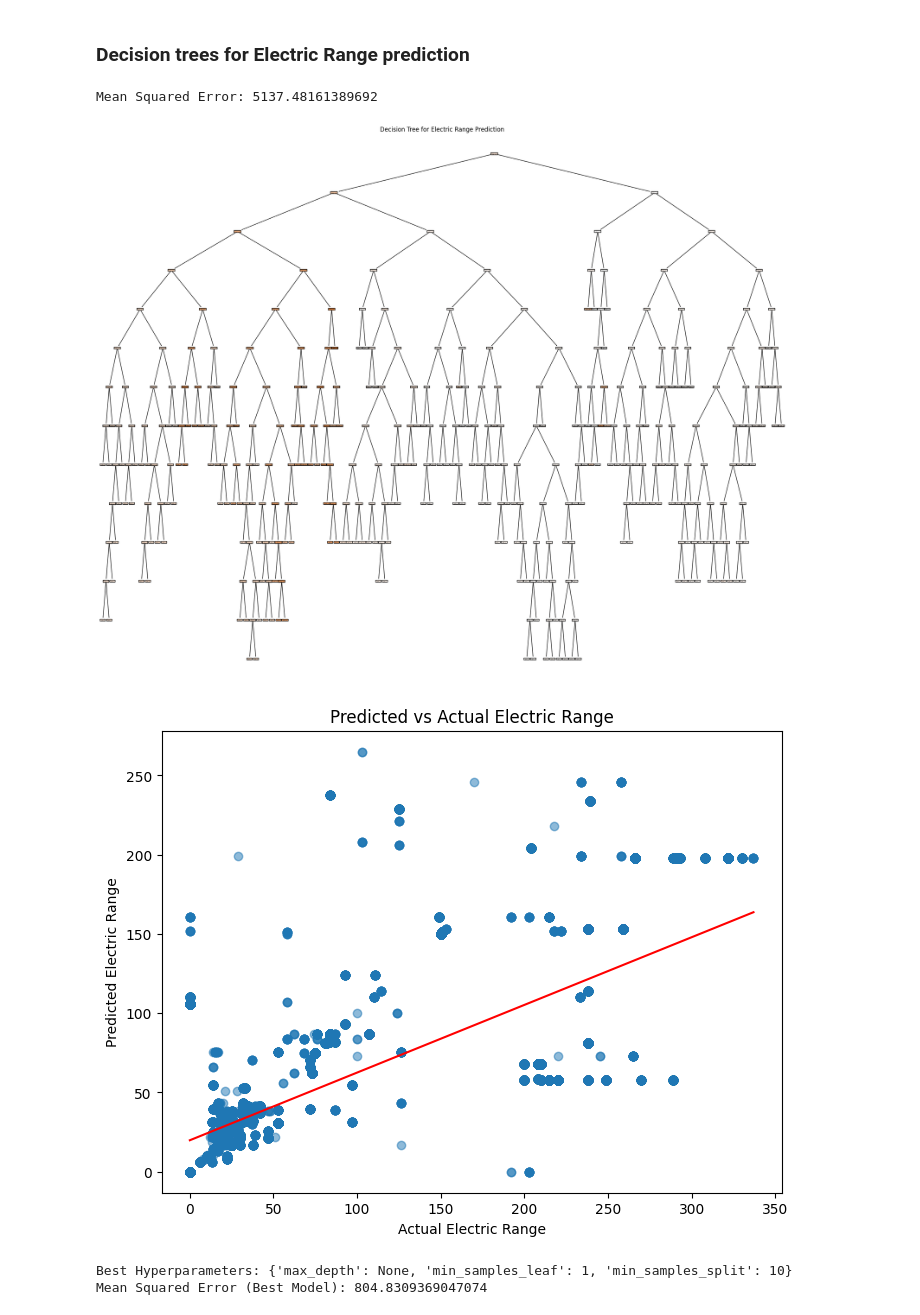
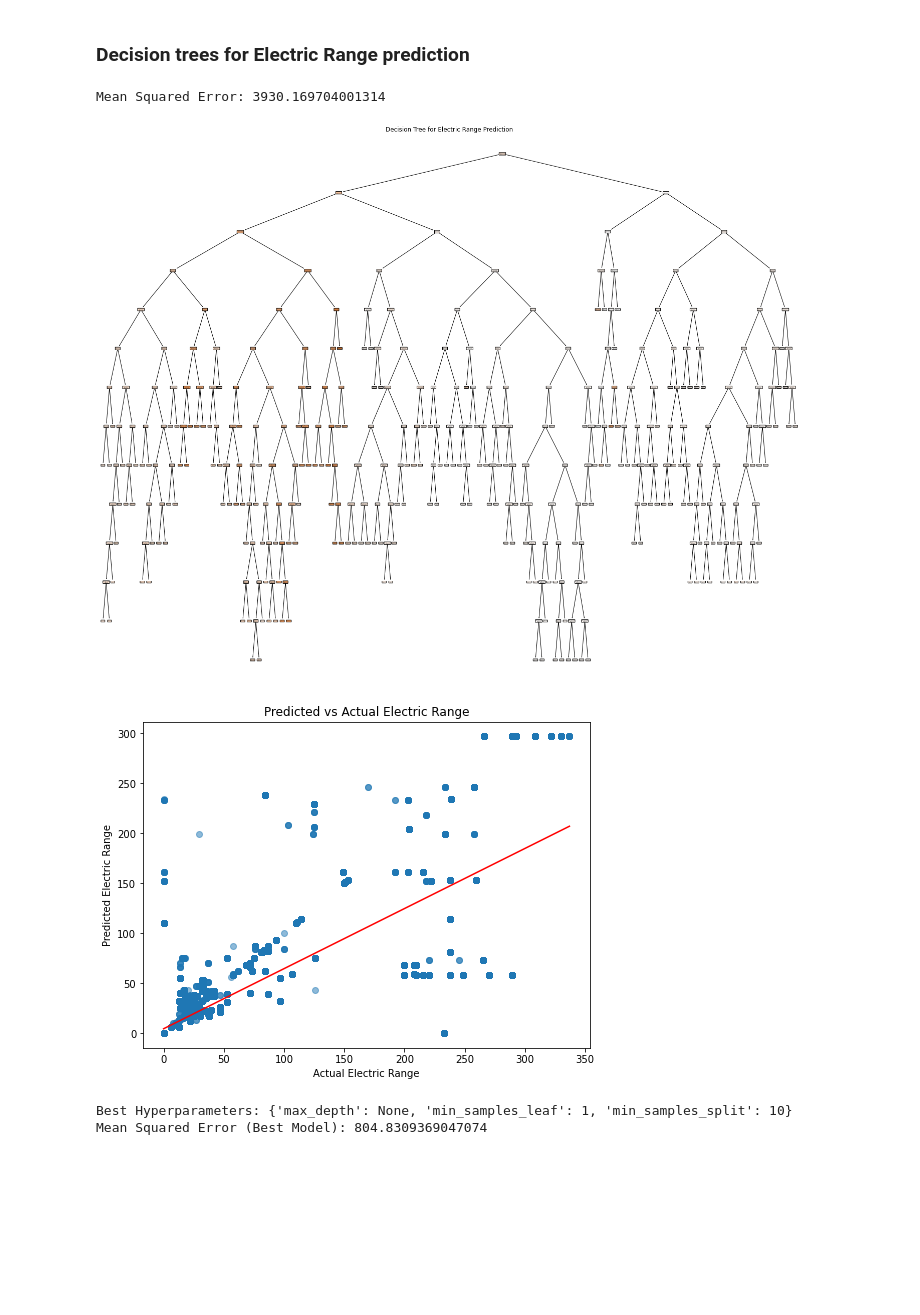
Before and after one commit to moralessP/USA-Electric-Car-Trends, a Jupyter notebook: Project_US_EV_Populationv3.ipynb, the cells around one changed output. Cells and saved outputs as stored; diff of their text form; code cells hidden in the pictures; blank space fills up the shorter version.

```diff
--- a/Project_US_EV_Populationv3.ipynb
+++ b/Project_US_EV_Populationv3.ipynb
@@ -213,38 +213,38 @@ Generative models might be more complex as they model the joint distribution, wh
 # %%
 #decision trees :
 from sklearn.tree import DecisionTreeRegressor
 from sklearn.tree import plot_tree
 
 
 # Build and train Decision Tree Regressor
 tree_reg = DecisionTreeRegressor(random_state=42)
 tree_reg.fit(X, y)
 
 # Predict electric range for the validation
-y_pred_validation = tree_reg.predict(Xvalidation)
+y_pred_test = tree_reg.predict(Xtest)
 
 # Evaluate the model
-mse = mean_squared_error(yvalidation, y_pred_validation)
+mse = mean_squared_error(ytest, y_pred_test)
 print(f"Mean Squared Error: {mse}")
 
 # Plot the decision tree
 plt.figure(figsize=(25, 20))  # Adjust the figure size as needed
 plot_tree(tree_reg, feature_names=['Model Year', 'Brand', 'Vehicle Type'], filled=True, rounded=True)
 plt.title('Decision Tree for Electric Range Prediction')
 plt.show()
 
 # Plot predicted vs actual values for electric range
 plt.figure(figsize=(8, 6))
-plt.scatter(yvalidation, y_pred_validation, alpha=0.5)
-plt.plot(np.unique(yvalidation), np.poly1d(np.polyfit(yvalidation, y_pred_validation, 1))(np.unique(yvalidation)), color='red')  # Fit a linear curve
+plt.scatter(ytest, y_pred_test, alpha=0.5)
+plt.plot(np.unique(ytest), np.poly1d(np.polyfit(ytest, y_pred_test, 1))(np.unique(ytest)), color='red')  # Fit a linear curve
 plt.xlabel('Actual Electric Range')
 plt.ylabel('Predicted Electric Range')
 plt.title('Predicted vs Actual Electric Range')
 plt.show()
 # %% [output]
-Mean Squared Error: 5137.48161389692
+Mean Squared Error: 3930.169704001314
 [figure]
-[figure, old version]
+[figure, new version]
 # %%
 #Hyperparameter Tuning: Adjust the hyperparameters of the Decision Tree model.
 #For example, you can change the maximum depth of the tree, minimum samples per leaf, or the criterion for splitting.
```
Also changed, not shown: parts of 5 cells of this notebook.
